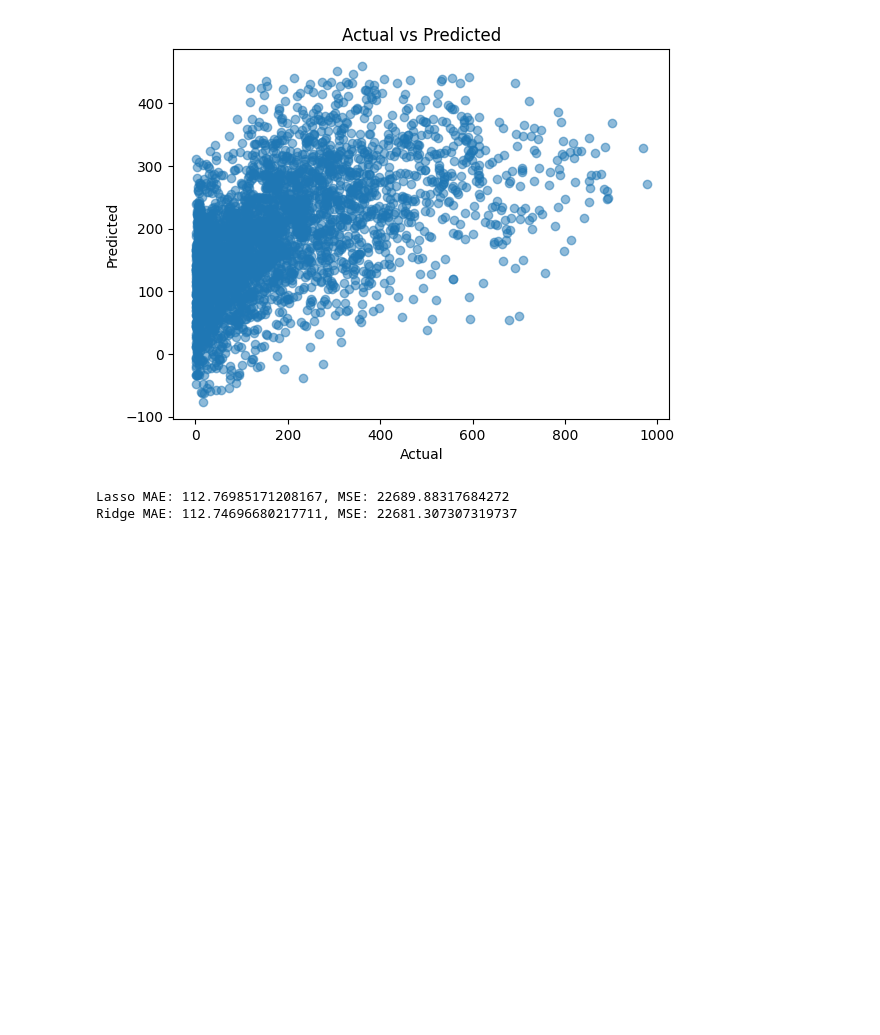
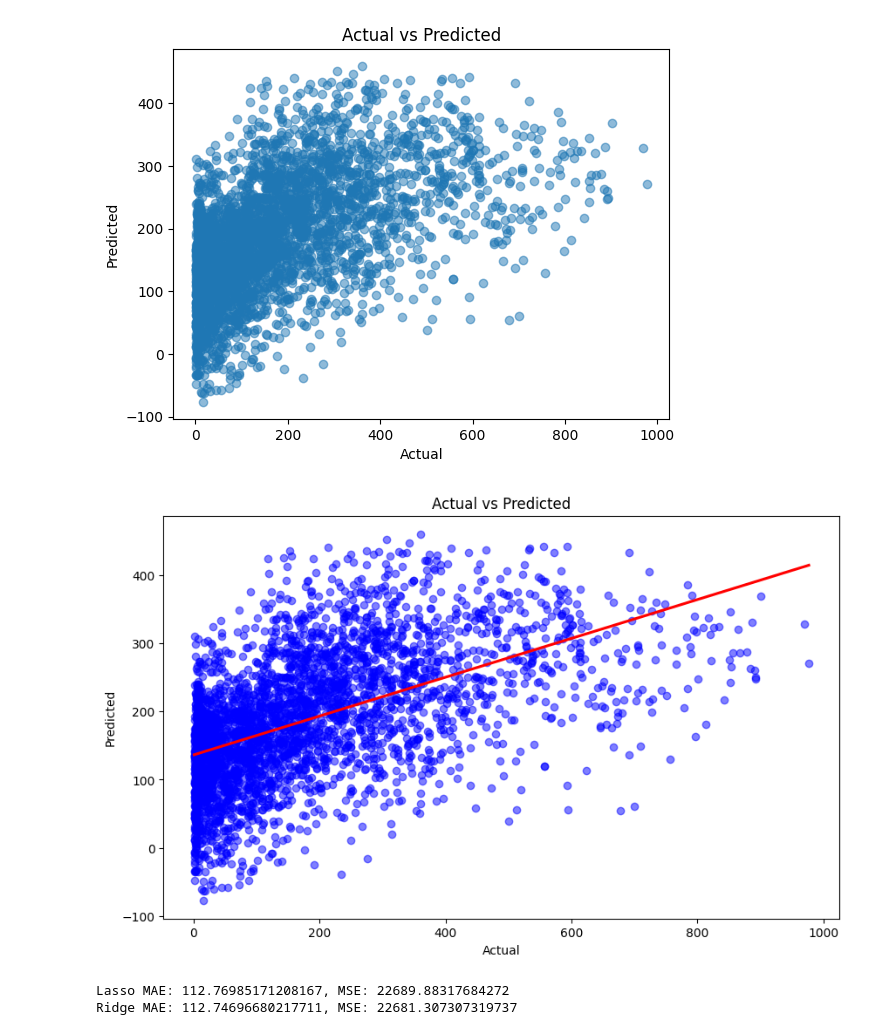
Before and after one commit to AshSama12/Bike-Sharing-Dataset-Analysis, a Jupyter notebook: ML_LAB02.ipynb, the cells around one changed output. Saved outputs shown, nothing was run; the diff lists cells and outputs as text; code cells hidden in the pictures; blank space fills up the shorter version.

```diff
--- a/ML_LAB02.ipynb
+++ b/ML_LAB02.ipynb
@@ -168,6 +168,19 @@ plt.title('Actual vs Predicted')
 plt.show()
 # %% [output]
 [figure]
+# %%
+import matplotlib.pyplot as plt
+import seaborn as sns
+
+# Plot actual vs predicted with regression line
+plt.figure(figsize=(10, 6))
+sns.regplot(x=y_test, y=y_pred, ci=None, scatter_kws={"alpha": 0.5, "color": "blue"}, line_kws={"color": "red"})
+plt.xlabel('Actual')
+plt.ylabel('Predicted')
+plt.title('Actual vs Predicted')
+plt.show()
+# %% [output]
+[figure, added]
 # %%
 #https://scikit-learn.org/stable/supervised_learning.html#supervised-learning
 
```
Also changed, not shown: parts of 1 cell of this notebook.
